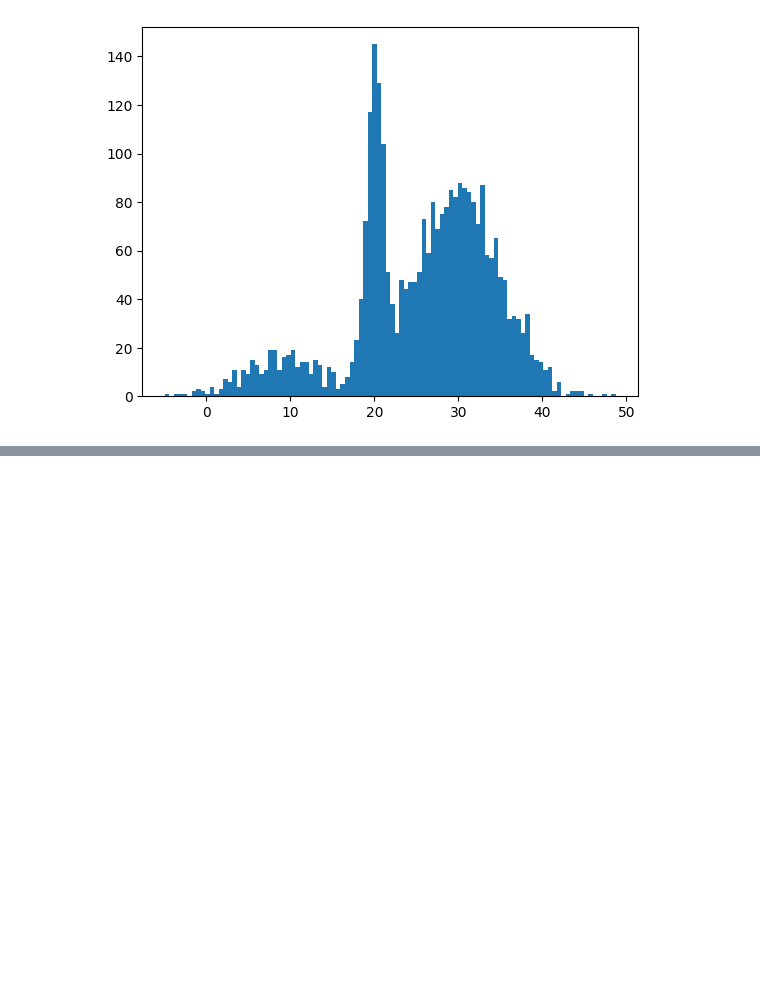
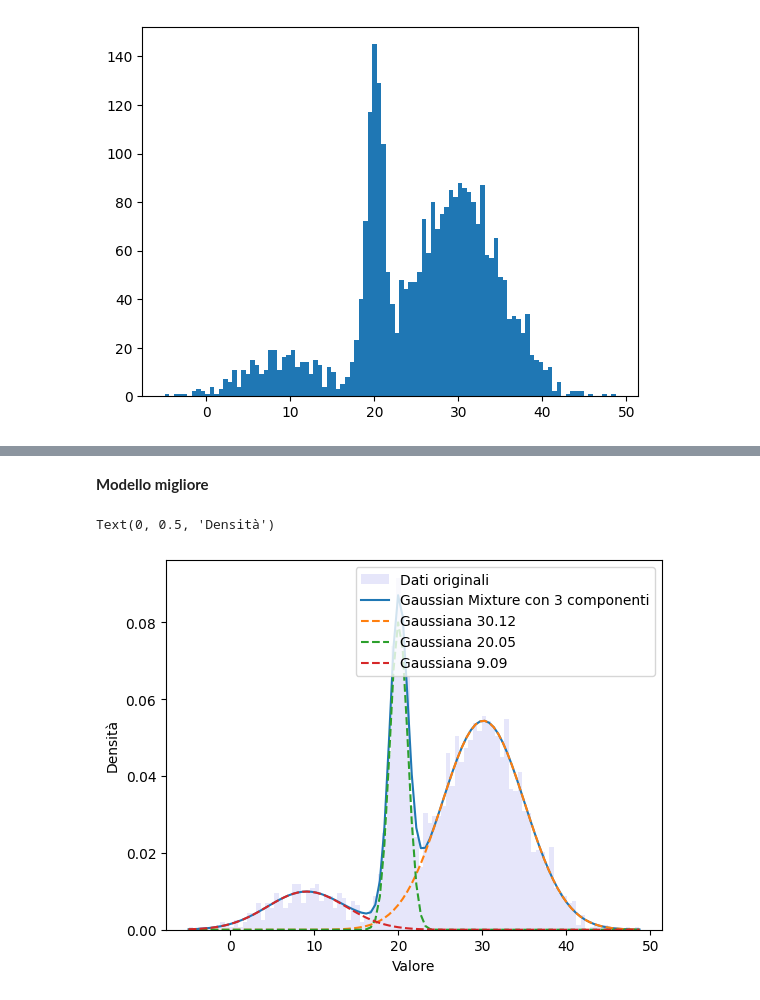
Before and after one commit to LorenzaImpicciche/astrostatistics_bicocca_2025, a Jupyter notebook: working/W07.ipynb, the cells around one changed output, grey strips where cells are left out. Cells and saved outputs as stored; diff of their text form; code cells hidden in the pictures; blank space fills up the shorter version.

```diff
--- a/working/W07.ipynb
+++ b/working/W07.ipynb
@@ -74,0 +106,25 @@ plt.show()
+# %% [markdown]
+**Modello migliore**
+# %%
+mm_i = np.argmin(aic)
+mm = modelli[mm_i]
+
+
+plt.hist(data, bins=100, density=True, color='Lavender', label='Dati originali')
+
+x = np.linspace(min(data), max(data), 100).reshape(-1, 1)
+gm_pdf = np.exp(best_model.score_samples(x))
+
+plt.plot(x, gm_pdf, label=f'Gaussian Mixture con {best_model.n_components} componenti')
+
+for mean, cov, weight in zip(best_model.means_.flatten(), best_model.covariances_.flatten(), best_model.weights_):
+
+    singola_gauss = weight * np.exp(-0.5 * ((x - mean) ** 2) / cov) / np.sqrt(2 * np.pi * cov)
+    plt.plot(x, singola_gauss, linestyle="dashed", label=f'Gaussiana {mean:.2f}')
+
+plt.legend()
+plt.xlabel('Valore')
+plt.ylabel('Densità')
+# %% [output]
+Text(0, 0.5, 'Densità')
+[figure, added]
```
Also changed, not shown: parts of 10 cells of this notebook.
